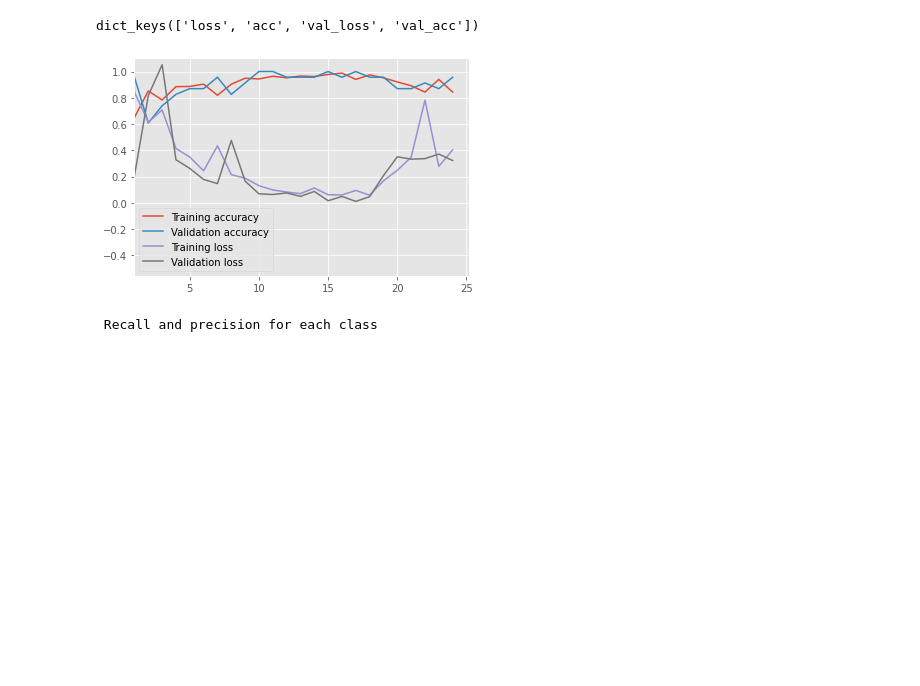
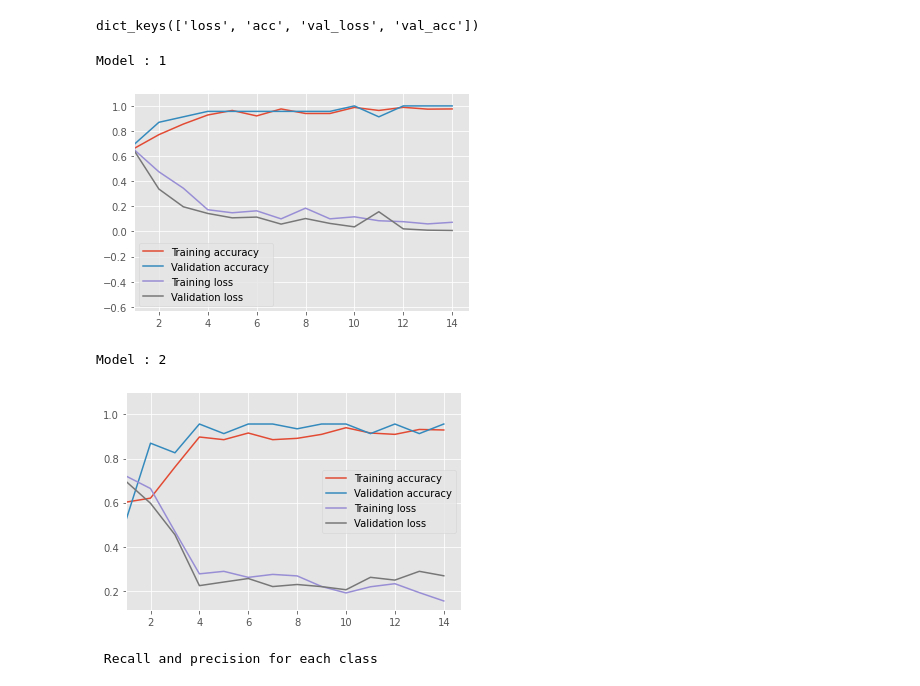
Before and after one commit to HebahAlshamlan/COVID-19, a Jupyter notebook: Covid_Classifier.ipynb, the cells around one changed output. Drawn from its saved outputs; the diff is of its cells as text; code cells hidden in the pictures; blank space fills up the shorter version.

Commit message:
add the 2ed model

```diff
--- a/Covid_Classifier.ipynb
+++ b/Covid_Classifier.ipynb
@@ -179,7 +179,7 @@ trainAug = ImageDataGenerator(
 	fill_mode="nearest")
 # %%
 INIT_LR = 1e-3
-EPOCHS = 25
+EPOCHS = 15
 BS = 8
 
 
@@ -336,19 +336,33 @@ history1.history.keys()
 dict_keys(['loss', 'acc', 'val_loss', 'val_acc'])
 # %%
 import matplotlib.pyplot as plt
-
+print("Model : 1")
 plt.style.use("ggplot")
 plt.figure()
 plt.plot(history1.history['acc'], label='Training accuracy')
 plt.plot(history1.history['val_acc'], label='Validation accuracy')
 plt.plot(history1.history['loss'], label='Training loss')
 plt.plot(history1.history['val_loss'], label='Validation loss')
 plt.xlim(left=1)
 plt.ylim(top=1.1)
 plt.legend()
 plt.show()
+print("Model : 2")
+plt.style.use("ggplot")
+plt.figure()
+plt.plot(history2.history['acc'], label='Training accuracy')
+plt.plot(history2.history['val_acc'], label='Validation accuracy')
+plt.plot(history2.history['loss'], label='Training loss')
+plt.plot(history2.history['val_loss'], label='Validation loss')
+plt.xlim(left=1)
+plt.ylim(top=1.1)
+plt.legend()
+plt.show()
 # %% [output]
+Model : 1
-[figure, old version]
+[figure, new version]
+Model : 2
+[figure, added]
 # %%
 # To Do: Fix
 
```
Also changed, not shown: parts of 3 cells of this notebook.
